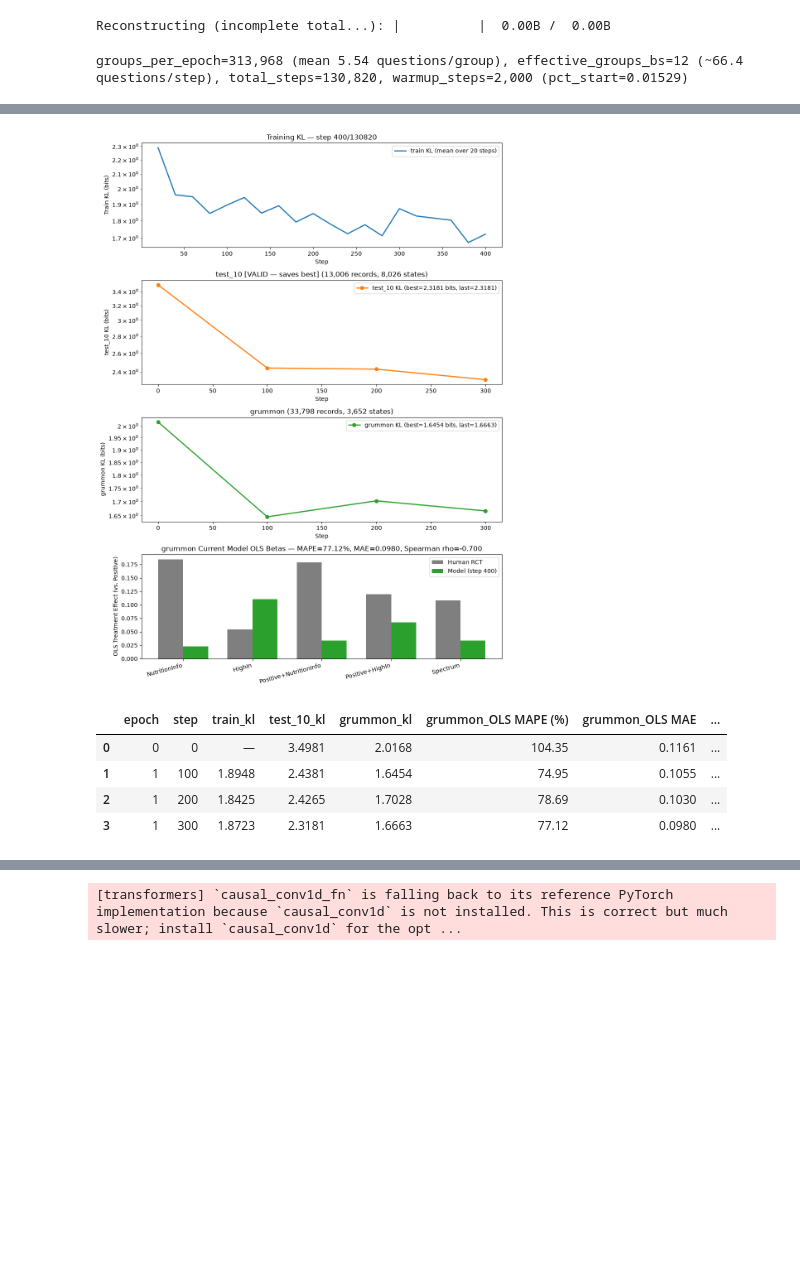
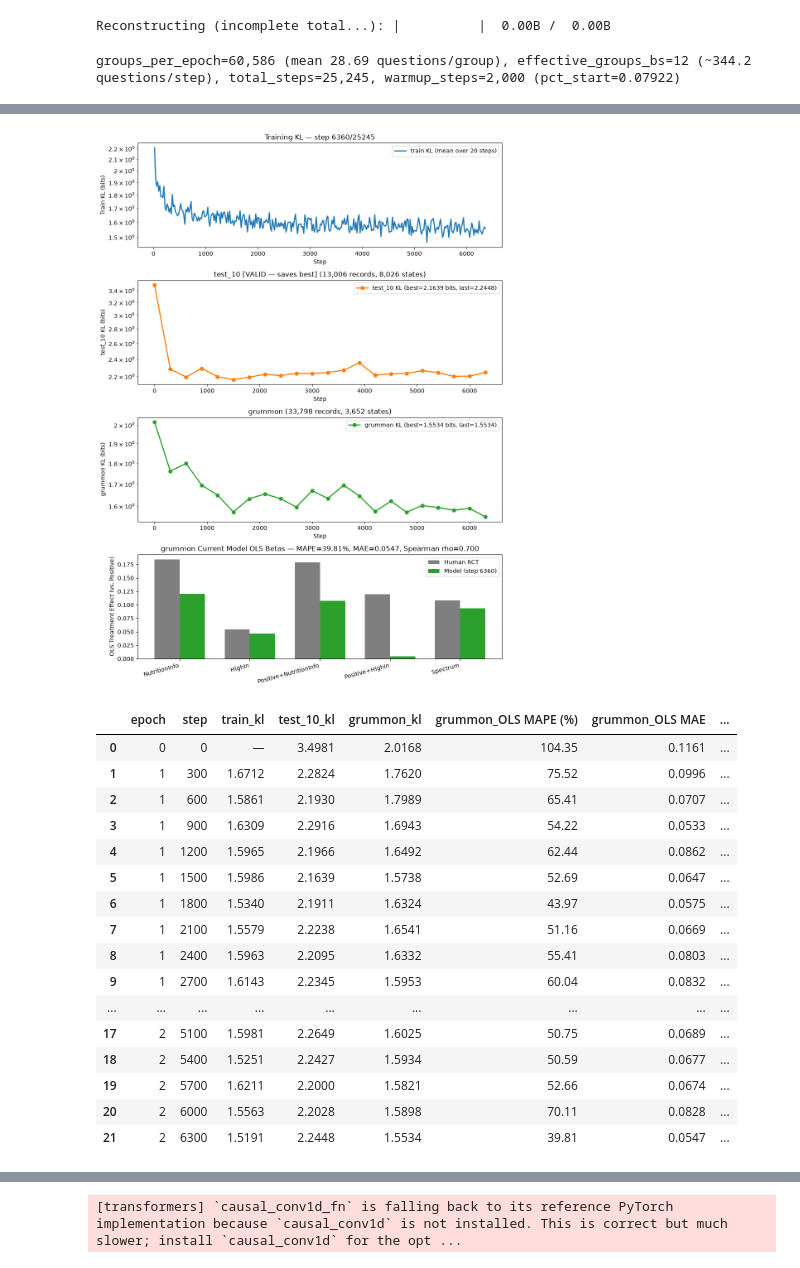
Before and after one commit to davoodwadi/decision-models-finetuning, a Jupyter notebook: code/train-800m-grouped.ipynb, the cells around one changed output, grey strips where cells are left out. Drawn from its saved outputs; the diff is of its cells as text; code cells hidden in the pictures; blank space fills up the shorter version.

```diff
--- a/code/train-800m-grouped.ipynb
+++ b/code/train-800m-grouped.ipynb
@@ -680,8 +773,10 @@ epochs = 5
 lr = 5e-5
 batch_size = 1                 # 1 persona group per micro-batch (zero state padding, Flash/SDPA causal path)
 grad_accum_steps = 12          # 12 groups/step x ~5.54 questions/group ≈ 66.5 questions per optimizer step
-max_questions_per_group = 16
-max_chars_per_group = 4800     # bounds worst-case pass tokens to ~1,164 tokens (~6.5 GB peak VRAM)
+# max_questions_per_group = 24
+max_questions_per_group = 64
+# max_chars_per_group = 6000     # bounds worst-case pass tokens to ~1,164 tokens (~6.5 GB peak VRAM)
+max_chars_per_group = 20_000
 samples_per_epoch = None
 warmup_steps = 2000
 val_every = 300
@@ -719,4 +814,4 @@ plotter_s3 = train_stage(
     resume=resume,
 )
 # %% [output]
-groups_per_epoch=313,968 (mean 5.54 questions/group), effective_groups_bs=12 (~66.4 questions/step), total_steps=130,820, warmup_steps=2,000 (pct_start=0.01529)
+groups_per_epoch=60,586 (mean 28.69 questions/group), effective_groups_bs=12 (~344.2 questions/step), total_steps=25,245, warmup_steps=2,000 (pct_start=0.07922)
@@ -723,7 +819,19 @@ groups_per_epoch=313,968 (mean 5.54 questions/group), effective_groups_bs=12 (~6
-[figure, old version]
+[figure, new version]
 |  | epoch | step | train_kl | test_10_kl | grummon_kl | grummon_OLS MAPE (%) | grummon_OLS MAE | ... |
 | 0 | 0 | 0 | — | 3.4981 | 2.0168 | 104.35 | 0.1161 | ... |
-| 1 | 1 | 100 | 1.8948 | 2.4381 | 1.6454 | 74.95 | 0.1055 | ... |
-| 2 | 1 | 200 | 1.8425 | 2.4265 | 1.7028 | 78.69 | 0.1030 | ... |
-| 3 | 1 | 300 | 1.8723 | 2.3181 | 1.6663 | 77.12 | 0.0980 | ... |
+| 1 | 1 | 300 | 1.6712 | 2.2824 | 1.7620 | 75.52 | 0.0996 | ... |
+| 2 | 1 | 600 | 1.5861 | 2.1930 | 1.7989 | 65.41 | 0.0707 | ... |
+| 3 | 1 | 900 | 1.6309 | 2.2916 | 1.6943 | 54.22 | 0.0533 | ... |
+| 4 | 1 | 1200 | 1.5965 | 2.1966 | 1.6492 | 62.44 | 0.0862 | ... |
+| 5 | 1 | 1500 | 1.5986 | 2.1639 | 1.5738 | 52.69 | 0.0647 | ... |
+| 6 | 1 | 1800 | 1.5340 | 2.1911 | 1.6324 | 43.97 | 0.0575 | ... |
+| 7 | 1 | 2100 | 1.5579 | 2.2238 | 1.6541 | 51.16 | 0.0669 | ... |
+| 8 | 1 | 2400 | 1.5963 | 2.2095 | 1.6332 | 55.41 | 0.0803 | ... |
+| 9 | 1 | 2700 | 1.6143 | 2.2345 | 1.5953 | 60.04 | 0.0832 | ... |
+| ... | ... | ... | ... | ... | ... | ... | ... | ... |
+| 17 | 2 | 5100 | 1.5981 | 2.2649 | 1.6025 | 50.75 | 0.0689 | ... |
+| 18 | 2 | 5400 | 1.5251 | 2.2427 | 1.5934 | 50.59 | 0.0677 | ... |
+| 19 | 2 | 5700 | 1.6211 | 2.2000 | 1.5821 | 52.66 | 0.0674 | ... |
+| 20 | 2 | 6000 | 1.5563 | 2.2028 | 1.5898 | 70.11 | 0.0828 | ... |
+| 21 | 2 | 6300 | 1.5191 | 2.2448 | 1.5534 | 39.81 | 0.0547 | ... |
 |  | human | model | abs_diff |
```
Also changed, not shown: parts of 4 cells of this notebook, 6 other files.
